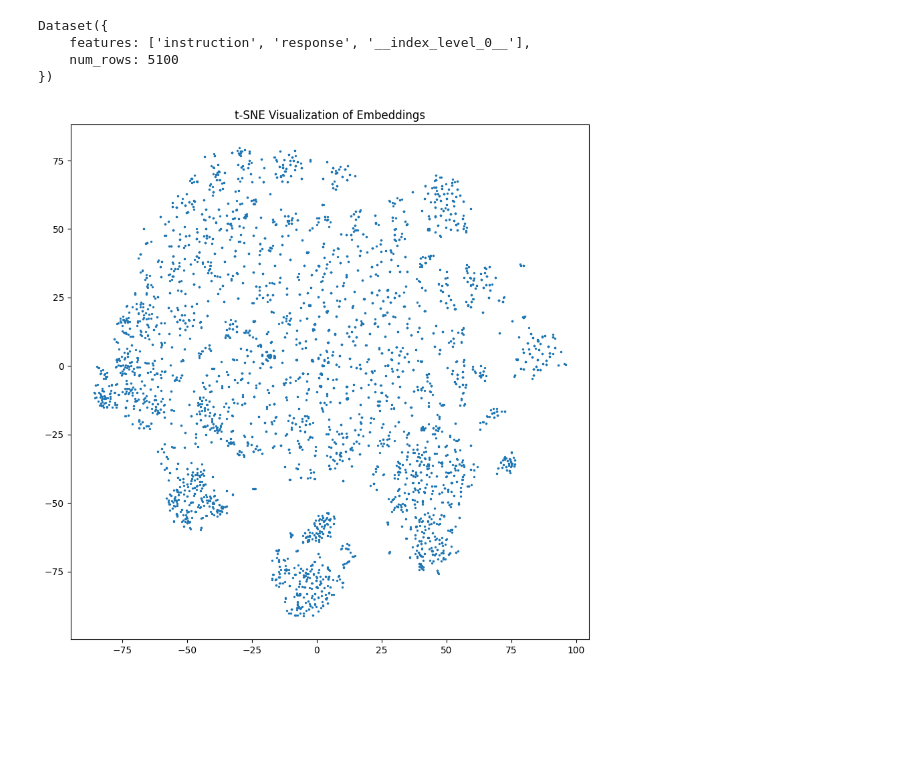
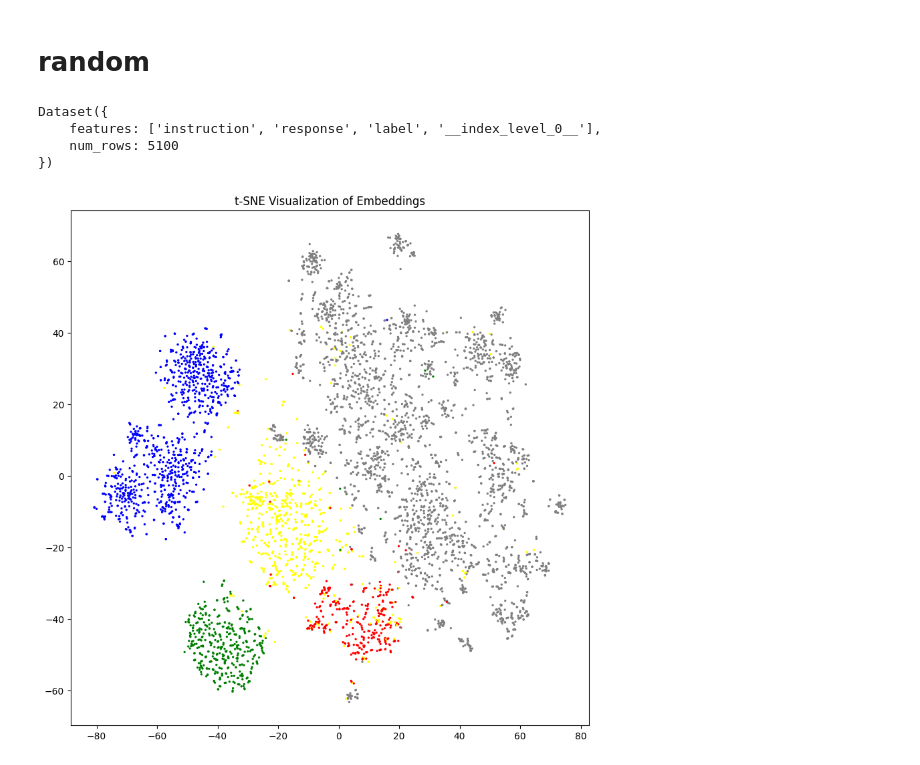
Before and after one commit to LEON-gittech/Cherry_LLM, a Jupyter notebook: non-iid.ipynb, the cells around one changed output. Cells and saved outputs as stored; diff of their text form; code cells hidden in the pictures; blank space fills up the shorter version.

```diff
--- a/non-iid.ipynb
+++ b/non-iid.ipynb
@@ -11,16 +11,18 @@ model = FlagModel('BAAI/bge-large-en-v1.5',
                   use_fp16=True)
 # %%
 from datasets import load_dataset, load_from_disk
+# %% [markdown]
+# random
 # %%
 root = "/mnt/bn/data-tns-live-llm/leon/datasets/fed_data/"
 datas = []
 for i in range(10):
-    datas.append(load_from_disk(f"{root}/pos_{i}.parquet"))
+    datas.append(load_from_disk(f"{root}/random_with_base_{i}"))
 # %%
 print(datas[0])
 # %% [output]
 Dataset({
-    features: ['instruction', 'response', '__index_level_0__'],
+    features: ['instruction', 'response', 'label', '__index_level_0__'],
     num_rows: 5100
 })
 # %%
@@ -28,10 +30,12 @@ embeddings = model.encode(datas[0]["instruction"])
 # %%
 tsne_model = TSNE(n_components=2, random_state=0, metric='cosine')
 tsne_results = tsne_model.fit_transform(embeddings)
-# colors = ['red' if i < 20022 else 'blue' for i in range(len(tsne_results))]
+colors = ["red","blue","green","yellow","grey"]
+color_dict = {"code":"red","fin":"blue","med":"green","gen":"yellow","math":"grey"}
+colors_list = [color_dict[label] for label in datas[0]["label"]]
 plt.figure(figsize=(10, 10))
-plt.scatter(tsne_results[:, 0], tsne_results[:, 1], s=2)
+plt.scatter(tsne_results[:, 0], tsne_results[:, 1], c=colors_list, s=2)
 plt.title('t-SNE Visualization of Embeddings')
 plt.show()
 # %% [output]
-[figure, old version]
+[figure, new version]
```
Also changed, not shown: parts of 4 cells of this notebook.
